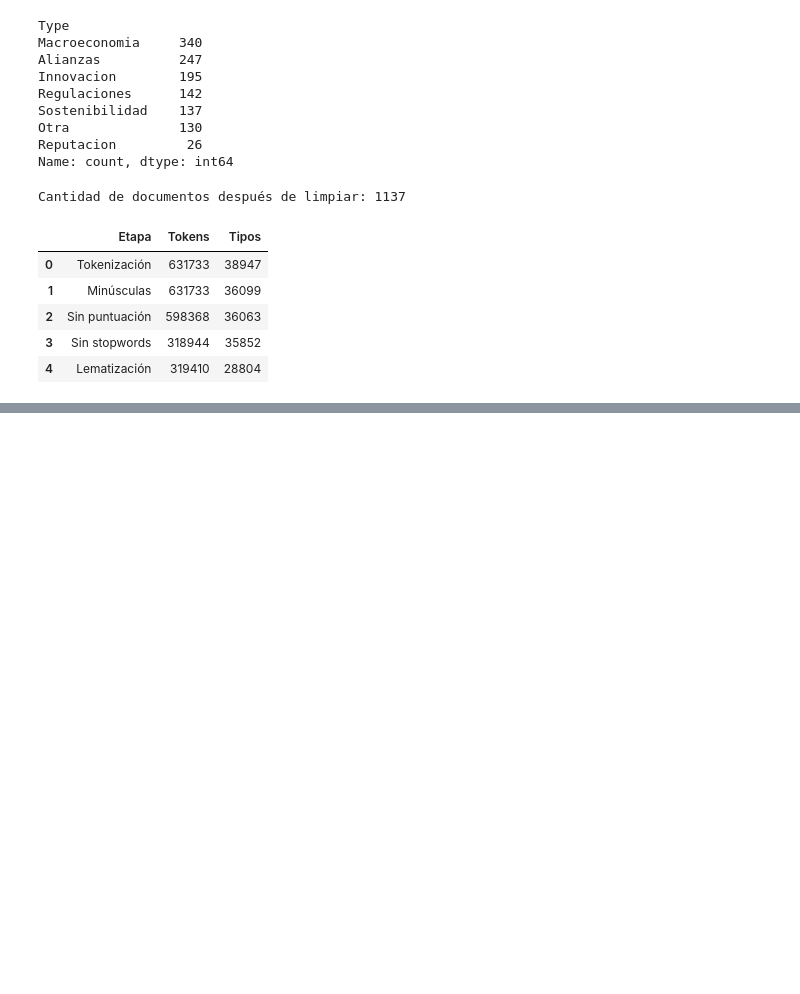
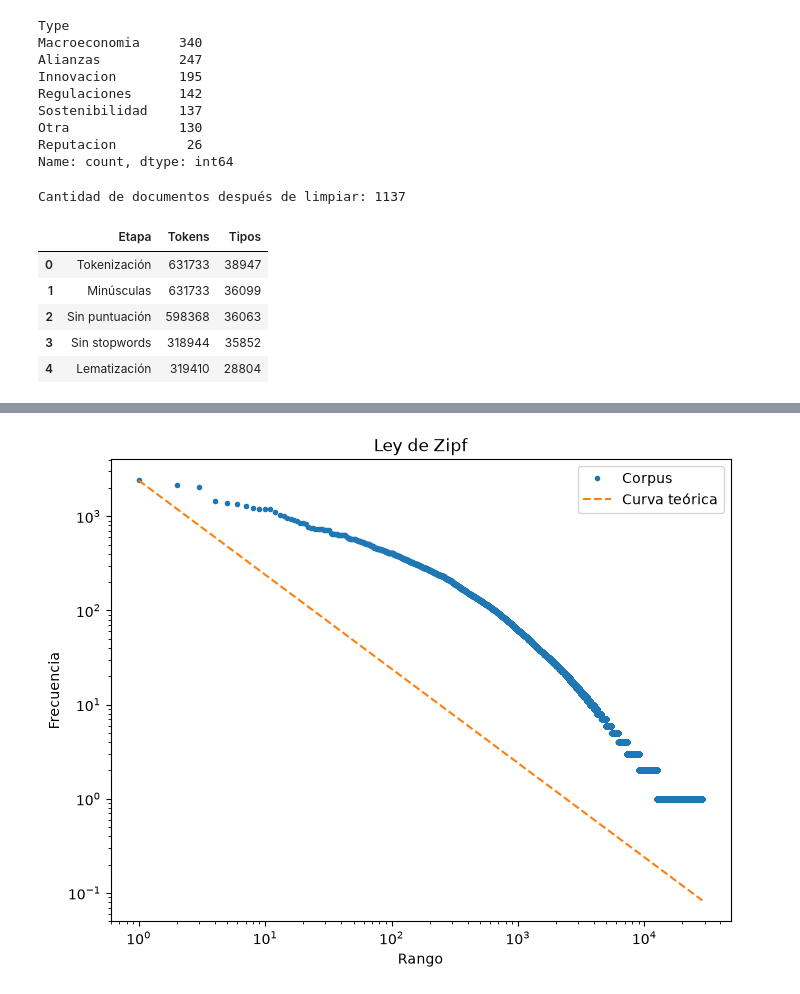
Before and after one commit to gian236/nlplab1, a Jupyter notebook: lab1.ipynb, the cells around one changed output, grey strips where cells are left out. Cells and saved outputs as stored; diff of their text form; code cells hidden in the pictures; blank space fills up the shorter version.

```diff
--- a/lab1.ipynb
+++ b/lab1.ipynb
@@ -251,0 +385,54 @@ display(pipeline_df)
+# %%
+frecuencias_ordenadas = sorted(
+
+    frecuencias.values(),
+
+    reverse=True
+
+)
+
+rangos = range(1, len(frecuencias_ordenadas)+1)
+
+plt.figure(figsize=(8,6))
+
+plt.loglog(
+
+    rangos,
+
+    frecuencias_ordenadas,
+
+    marker='.',
+
+    linestyle='none',
+
+    label="Corpus"
+
+)
+
+k = frecuencias_ordenadas[0]
+
+zipf = [k/r for r in rangos]
+
+plt.loglog(
+
+    rangos,
+
+    zipf,
+
+    linestyle="--",
+
+    label="Curva teórica"
+
+)
+
+plt.xlabel("Rango")
+
+plt.ylabel("Frecuencia")
+
+plt.title("Ley de Zipf")
+
+plt.legend()
+
+plt.show()
+# %% [output]
+[figure, added]
```
Also changed, not shown: parts of 10 cells of this notebook.
